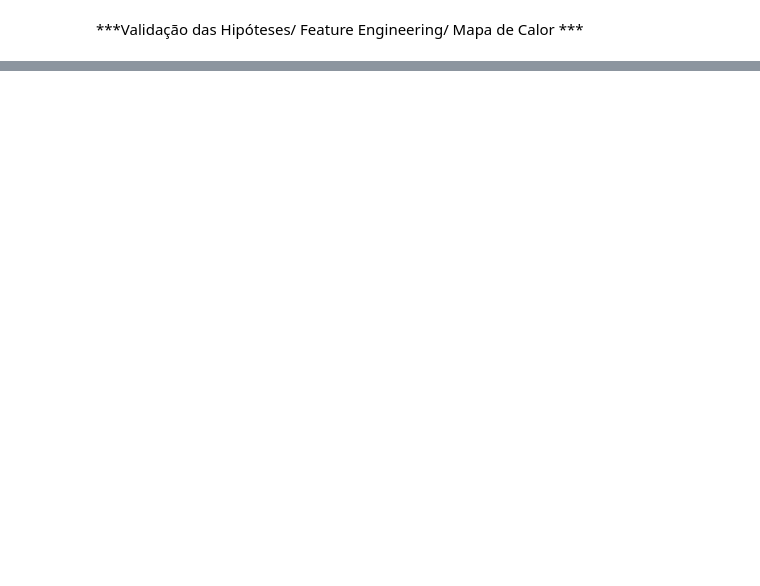
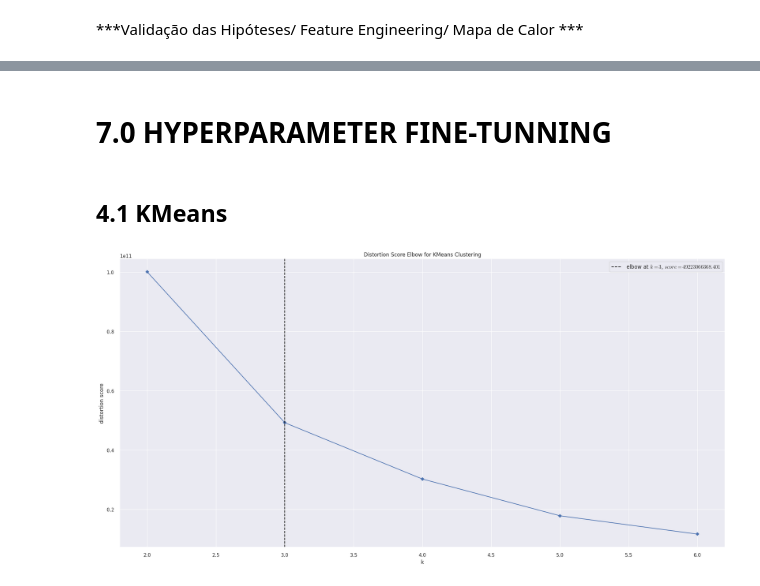
Before and after one commit to AndreMenezesDS/PA005_clustering_fidelity_program, a Jupyter notebook: notebooks/pa005_01.ipynb, the cells around one changed output, grey strips where cells are left out. Saved outputs shown, nothing was run; the diff lists cells and outputs as text; code cells hidden in the pictures; blank space fills up the shorter version.

Commit message:
Finished 1.0: First Cycle - RFM Model, First clustering (3 variables)

```diff
--- a/notebooks/pa005_01.ipynb
+++ b/notebooks/pa005_01.ipynb
@@ -194,0 +369,2 @@ df2_num.hist(bins=25);
+# %%
+df5 = df4.copy()
@@ -194,0 +377,28 @@ df2_num.hist(bins=25);
+# %%
+df6 = df5.copy()
+# %% [markdown]
+# 7.0 HYPERPARAMETER FINE-TUNNING
+# %%
+df7 = df6.copy()
+# %%
+X = df7.drop(columns=['customer_id'])
+# %% [markdown]
+##  4.1 KMeans
+# %%
+#@title { vertical-output: true}
+
+clusters = [2, 3, 4, 5, 6, 7]
+
+
+#Model Define
+kmeans_model = KElbowVisualizer(KMeans(), k=clusters, init='random',
+                                n_init=10, random_state=42, metric='distortion',
+                                timings=False)
+
+#Model Training
+kmeans_model.fit(X)
+
+#Elbow Method - WSS (Within-Cluster Sum of Squares)
+kmeans_model.show();
+# %% [output]
+[figure, added]
```
Also changed, not shown: parts of 68 cells of this notebook, 8 other files.
